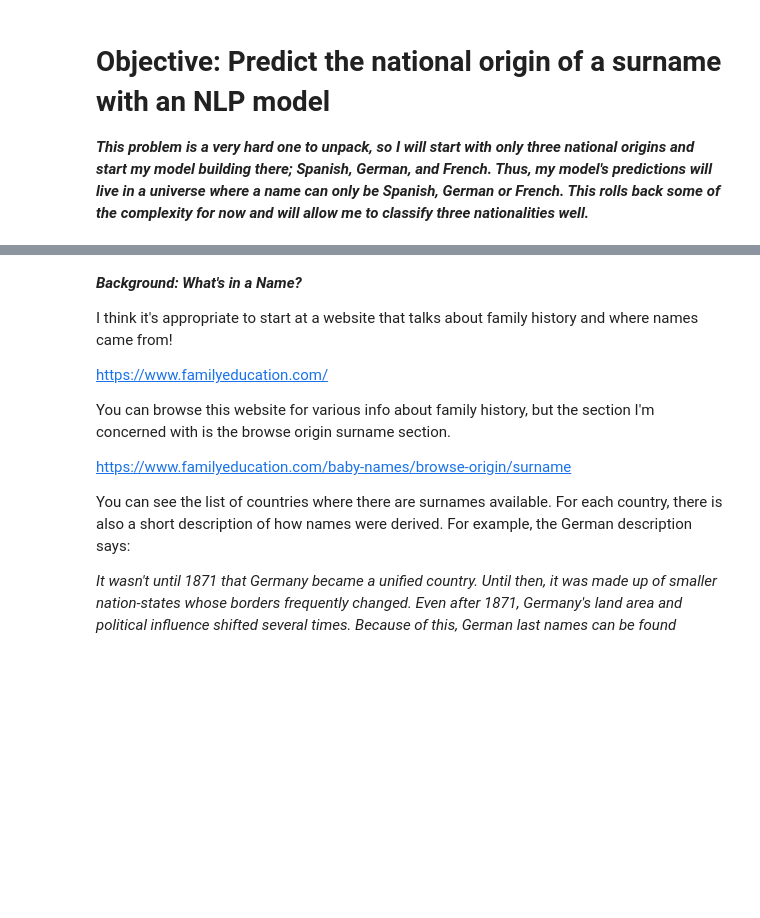
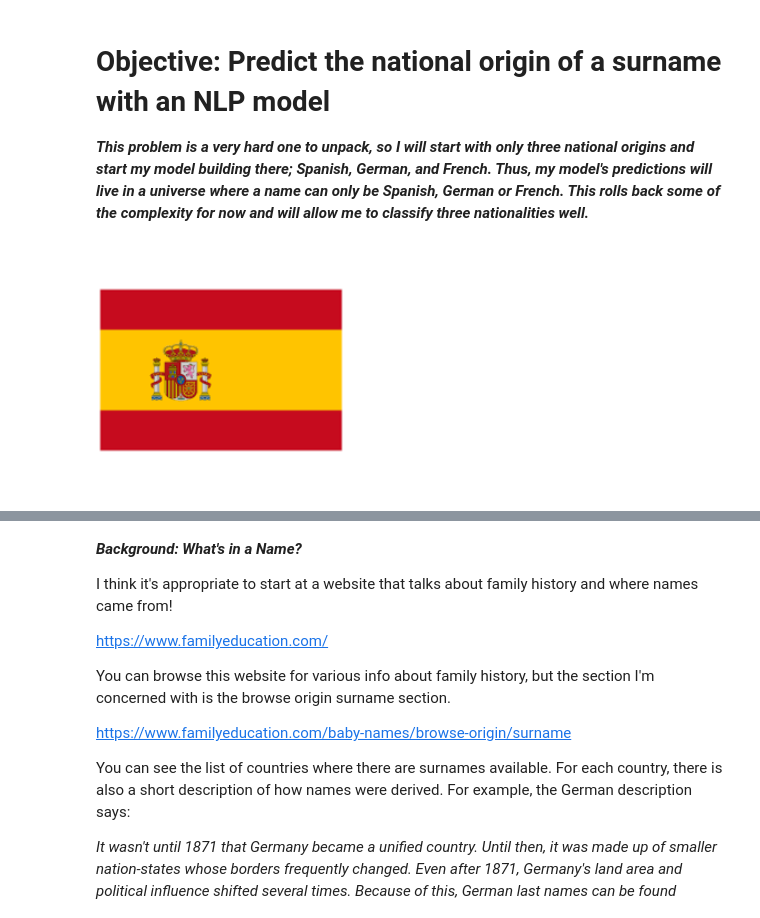
Before and after one commit to danielheffley/Danheff, a Jupyter notebook: Predict Surname Ethnicity.ipynb, the cells around one changed output, grey strips where cells are left out. Saved outputs shown, nothing was run; the diff lists cells and outputs as text; code cells hidden in the pictures; blank space fills up the shorter version.

```diff
--- a/Predict Surname Ethnicity.ipynb
+++ b/Predict Surname Ethnicity.ipynb
@@ -2,3 +2,10 @@
 # Objective: Predict the national origin of a surname with an NLP model
 
 ***This problem is a very hard one to unpack, so I will start with only three national origins and start my model building there; Spanish, German, and French. Thus, my model's predictions will live in a universe where a name can only be Spanish, German or French. This rolls back some of the complexity for now and will allow me to classify three nationalities well.***
+# %%
+import IPython
+
+url = 'https://user-images.githubusercontent.com/58672183/74598570-9ddfaf00-5041-11ea-87a4-636d9a8a2b3c.png'
+IPython.display.Image(url, width = 250)
+# %% [output]
+[figure, added]
```
Also changed, not shown: parts of 3 cells of this notebook.
